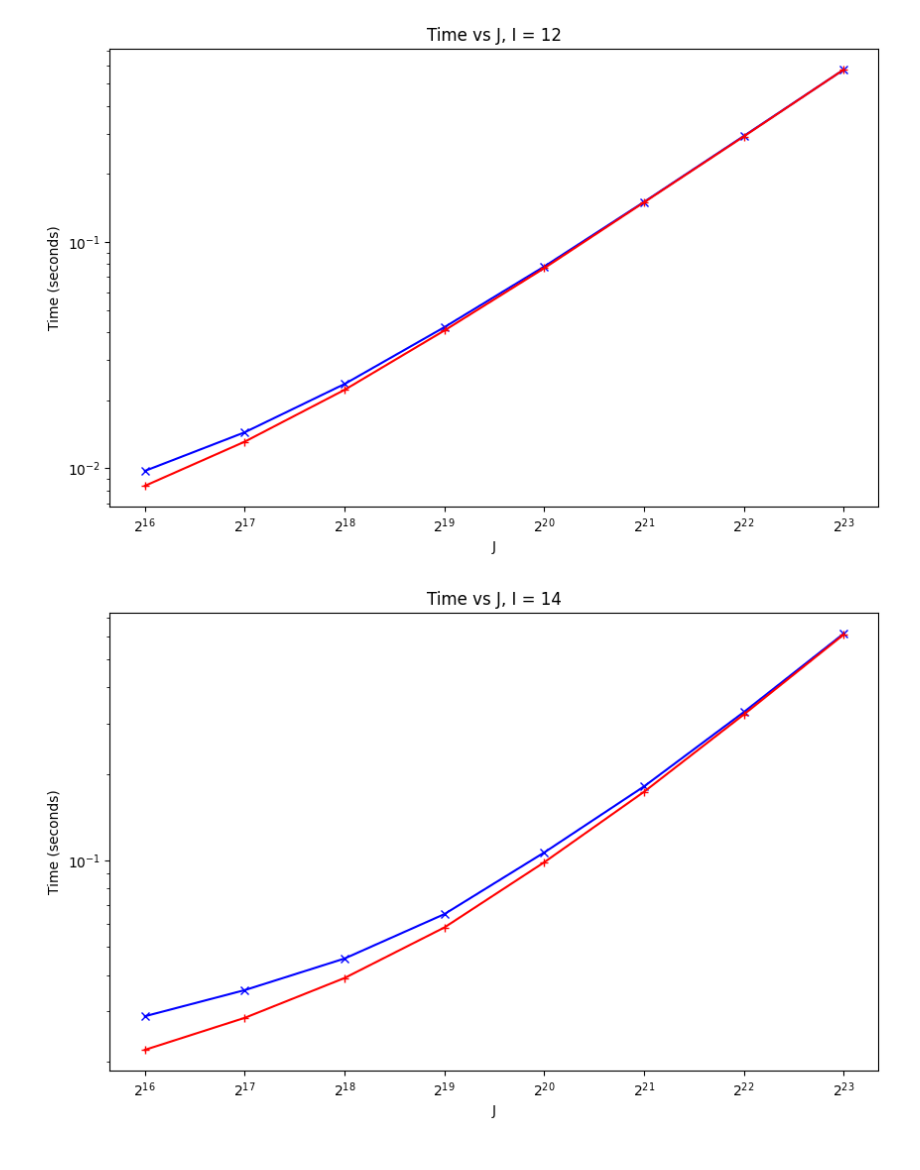
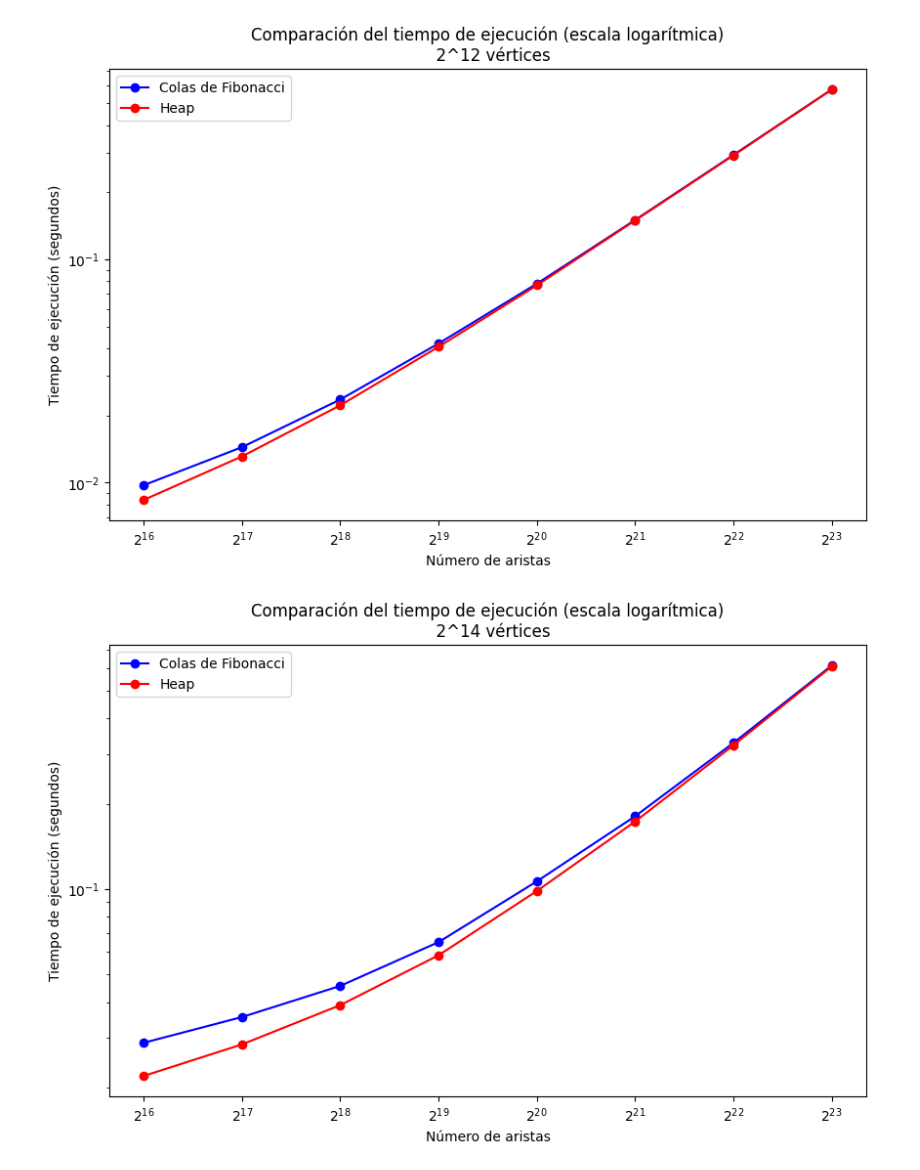
Before and after one commit to frgonzal/Dijkstra-and-Amortized-Analysis, a Jupyter notebook: results/results.ipynb, the cells around one changed output. Saved outputs shown, nothing was run; the diff lists cells and outputs as text; code cells hidden in the pictures.

Commit message:
feat(results/graphs): titles, labels and others

```diff
--- a/results/results.ipynb
+++ b/results/results.ipynb
@@ -16,13 +16,14 @@ def graph_comp(df: DataFrame, I: int):
 
     # Create the plot
     plt.figure(figsize=(10, 6))
-    plt.plot(fib_heap['J'], fib_heap['Time'], marker='x', linestyle='-', color='blue')
-    plt.plot(bin_heap['J'], bin_heap['Time'], marker='+', linestyle='-', color='red')
+    plt.plot(fib_heap['J'], fib_heap['Time'], marker='o', linestyle='-', color='blue', label='Colas de Fibonacci')
+    plt.plot(bin_heap['J'], bin_heap['Time'], marker='o', linestyle='-', color='red', label='Heap')
 
     # Set labels and title
-    plt.xlabel('J')
-    plt.ylabel('Time (seconds)')
-    plt.title('Time vs J, I = ' + str(I))
+    plt.xlabel('Número de aristas')
+    plt.ylabel('Tiempo de ejecución (segundos)')
+    plt.title(f'Comparación del tiempo de ejecución (escala logarítmica)\n  2^{I} vértices')
+    plt.legend()
 
     plt.xscale('log', base=2)
     plt.yscale('log', base=10)
@@ -113,10 +82,6 @@ df : pd.DataFrame = pd.read_csv("results.csv")
 df = df[df['J'] <= 23]
 df = df.sort_values(by=['I', 'J'])
 
-creation_times = df[df['Type'] == 'Graph'].drop(columns=['Type'])
-bin_heap_times = df[df['Type'] == 'BinHeap'].drop(columns=['Type'])
-fib_heap_times = df[df['Type'] == 'FibHeap'].drop(columns=['Type'])
-
 df_cmp = df[df['Type'] != 'Graph']
 graph_comp(df_cmp, 10)
 graph_comp(df_cmp, 12)
@@ -126,5 +91,5 @@ graph_comp(df_cmp, 14)
-[figure, old version]
+[figure, new version]
-[figure, old version]
+[figure, new version]
 # %%
 linear_regresion(df, 10, 'FibHeap')
 linear_regresion(df, 12, 'FibHeap')
```
Also changed, not shown: parts of 4 cells of this notebook.
